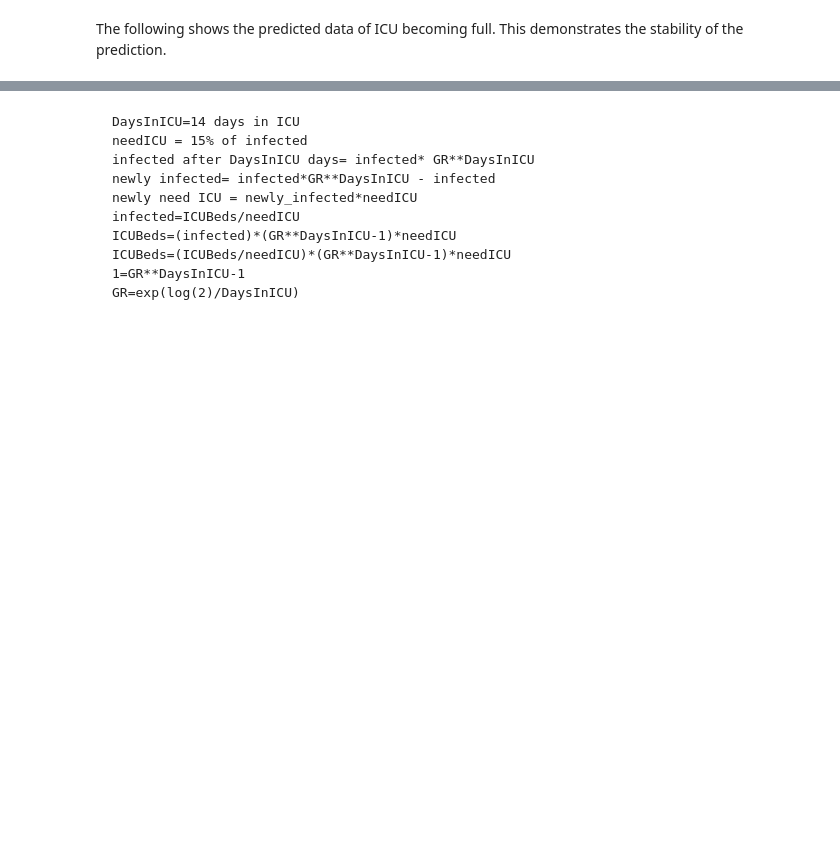
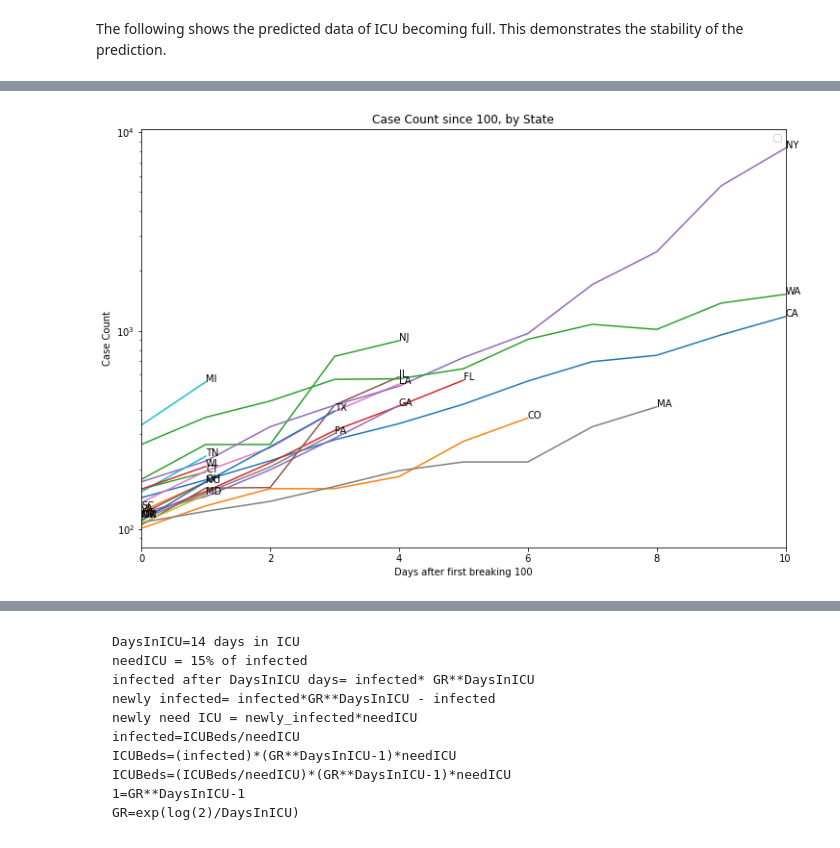
Before and after one commit to daveselinger/covid-19-hackathon, a Jupyter notebook: by_state_covid_analysis.ipynb, the cells around one changed output, grey strips where cells are left out. Saved outputs shown, nothing was run; the diff lists cells and outputs as text; code cells hidden in the pictures; blank space fills up the shorter version.

```diff
--- a/by_state_covid_analysis.ipynb
+++ b/by_state_covid_analysis.ipynb
@@ -390,0 +426,14 @@ print(df.iloc[:,[0,-1]].sort_values(by=[df.columns[-1]]))
+# %%
+fig, ax = plt.subplots(figsize=(12, 8))
+for key, grp in since100_df.groupby(['State']):
+    grp.plot(ax=ax, kind='line', x='days_since_100', y='Count')
+    ax.text(grp.days_since_100.values[-1],grp.Count.values[-1], grp.State.values[0])
+ax.set(
+    title='Case Count since 100, by State',
+    xlabel='Days after first breaking 100',
+    ylabel='Case Count')
+plt.legend("")
+plt.yscale('log')
+plt.show()
+# %% [output]
+[figure, added]
```
Also changed, not shown: parts of 10 cells of this notebook.
